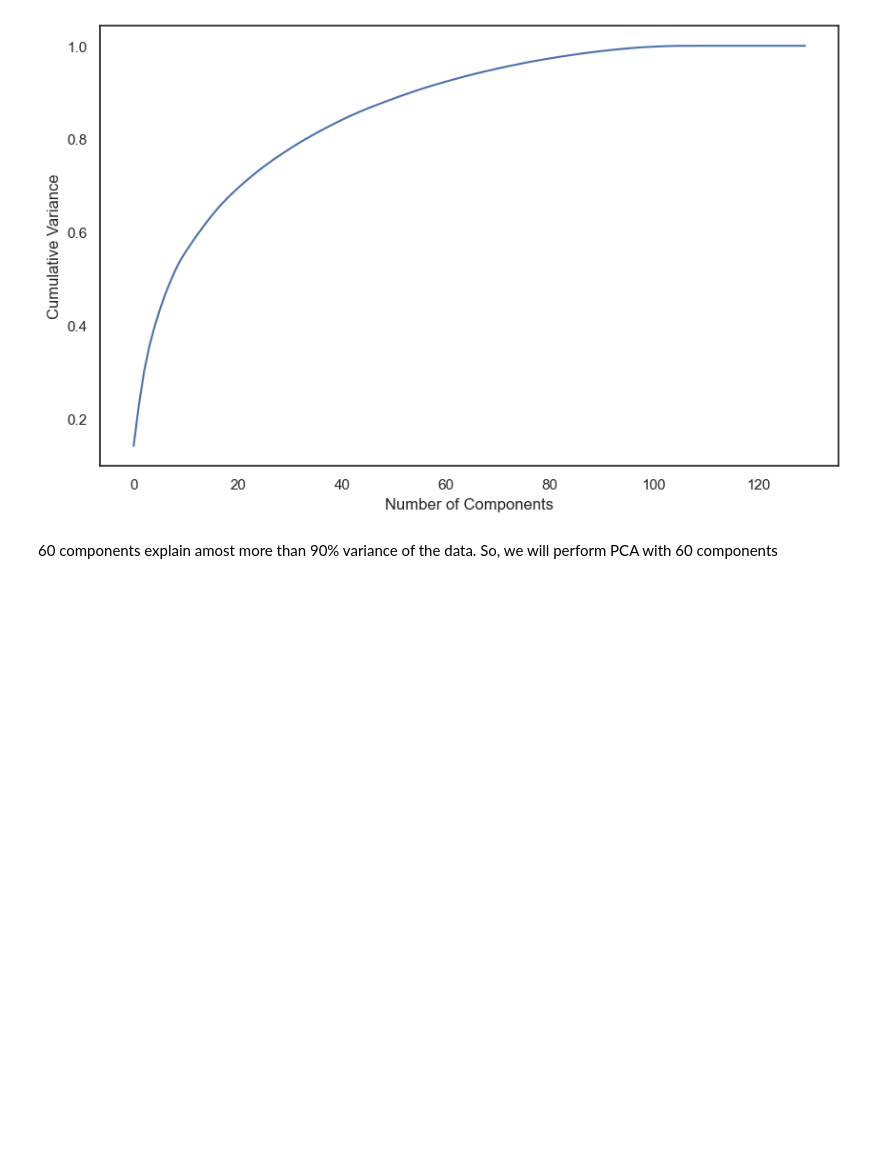
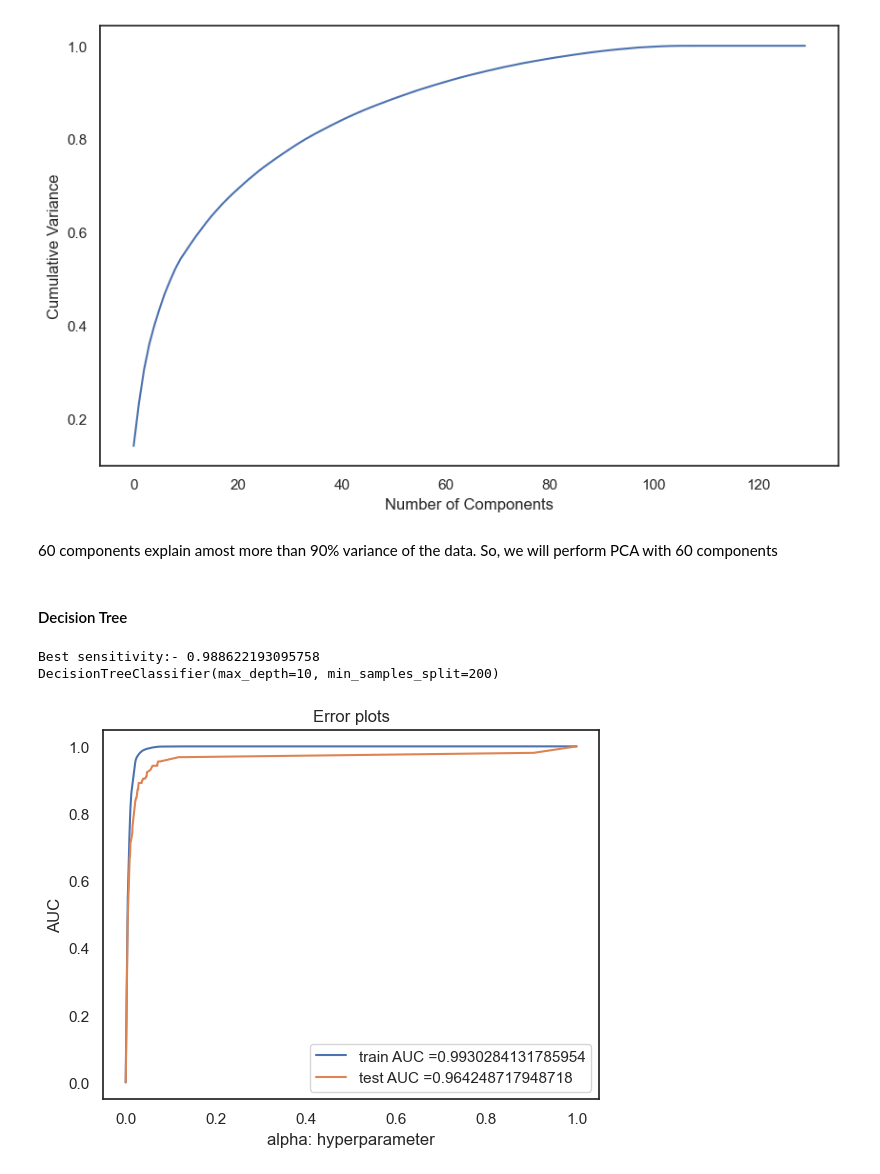
Before and after one commit to laxmikantmishra/telecom_churn_hackathon_c44, a Jupyter notebook: telecom_churn_c44.ipynb, the cells around one changed output. Saved outputs shown, nothing was run; the diff lists cells and outputs as text; code cells hidden in the pictures; blank space fills up the shorter version.

```diff
--- a/telecom_churn_c44.ipynb
+++ b/telecom_churn_c44.ipynb
@@ -913,0 +726,48 @@ Text(0, 0.5, 'Cumulative Variance')
+# %%
+# Instantiate PCA with 60 components
+pca_final = IncrementalPCA(n_components=60)
+# %%
+# Fit and transform the X_train
+X_pca_train_set = pca_final.fit_transform(X_train)
+# %%
+X_pca_test_set = pca_final.transform(X_test)
+# %% [markdown]
+#### Decision Tree
+# %%
+depth=[5, 10, 20]
+sample_split=[50, 100, 200]
+param_grid = {'max_depth':depth,'min_samples_split':sample_split}
+dectree=DecisionTreeClassifier(ccp_alpha=0.0, class_weight=None,
+                                              criterion='gini', max_depth=None,
+                                              max_features=None,
+                                              max_leaf_nodes=None,
+                                              min_samples_leaf=1,
+                                              min_samples_split=2,
+                                              random_state=None,
+                                              splitter='best')
+#Using GridSearchCV #
+gs_cv = GridSearchCV(estimator=dectree, param_grid=param_grid, scoring = 'roc_auc', cv=5)
+gs_cv.fit(X_pca_train_set,y_train)
+print("Best sensitivity:-", gs_cv.best_score_)
+print(gs_cv.best_estimator_)
+# %% [output]
+Best sensitivity:- 0.988622193095758
+DecisionTreeClassifier(max_depth=10, min_samples_split=200)
+# %%
+# Auc-error plots
+y_train_proba=gs_cv.predict_proba(X_pca_train_set)
+y_train_proba=y_train_proba[:,1]
+y_test_proba=gs_cv.predict_proba(X_pca_test_set)
+y_test_proba=y_test_proba[:,1]
+train_fpr, train_tpr, thresholds = roc_curve(y_train, y_train_proba)
+test_fpr, test_tpr, thresholds = roc_curve(y_test, y_test_proba)
+
+plt.title("Error plots")
+plt.plot(train_fpr, train_tpr, label="train AUC ="+str(auc(train_fpr, train_tpr)))
+plt.plot(test_fpr, test_tpr, label="test AUC ="+str(auc(test_fpr, test_tpr)))
+plt.legend()
+plt.xlabel("alpha: hyperparameter")
+plt.ylabel("AUC")
+plt.show()
+# %% [output]
+[figure, added]
```
Also changed, not shown: parts of 57 cells of this notebook.
